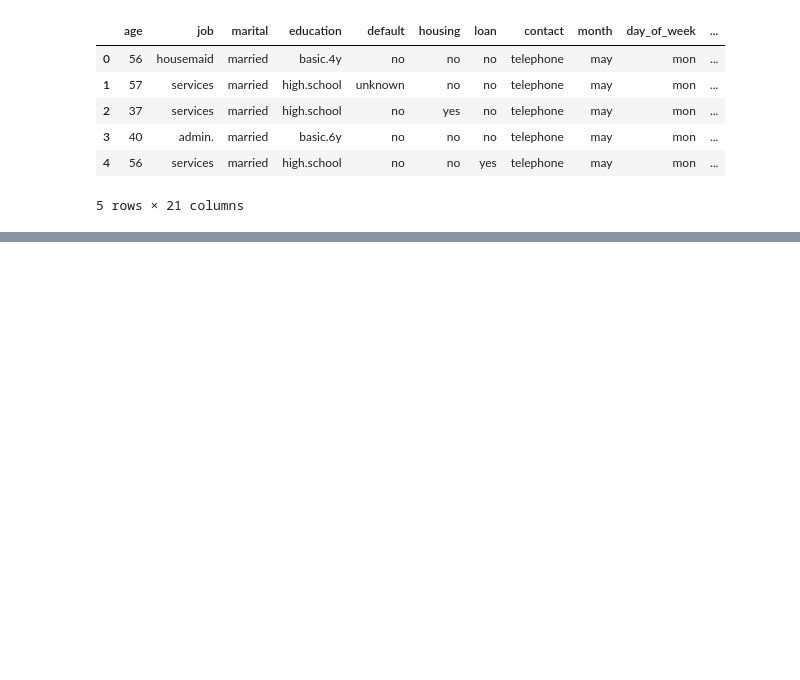
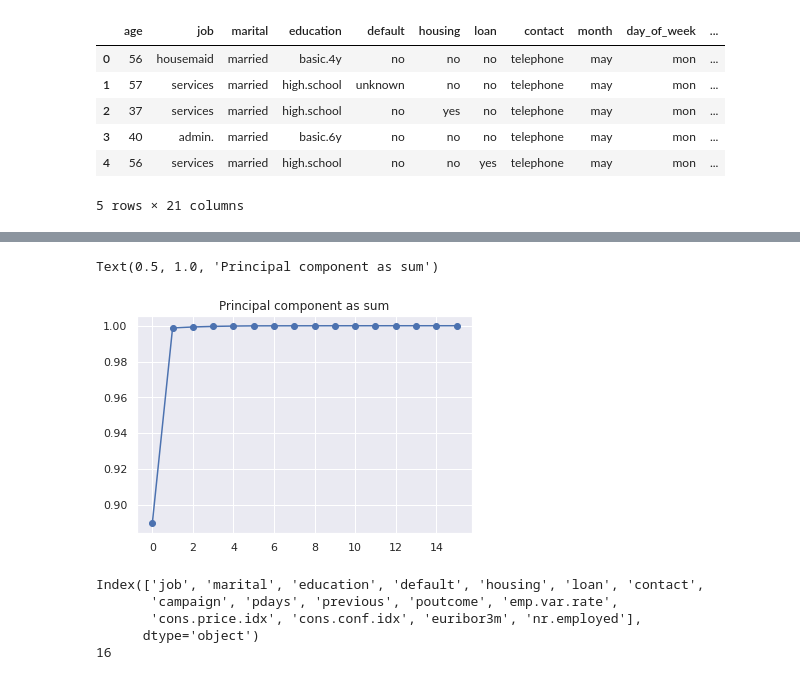
Before and after one commit to SandraOtt/M3, a Jupyter notebook: M3_ModulWork.ipynb, the cells around one changed output, grey strips where cells are left out. Drawn from its saved outputs; the diff is of its cells as text; code cells hidden in the pictures; blank space fills up the shorter version.

```diff
--- a/M3_ModulWork.ipynb
+++ b/M3_ModulWork.ipynb
@@ -134,0 +178,19 @@ plt.scatter(y_test, reg.predict(x_test))
+# %%
+#Plot as Sum
+plt.plot(np.cumsum(pca.explained_variance_ratio_),'-o')
+plt.title('Principal component as sum')
+# %% [output]
+Text(0.5, 1.0, 'Principal component as sum')
+[figure, added]
+# %%
+#get Columns
+
+X_columns= df_X.columns
+print(X_columns)
+print(len(X_columns))
+# %% [output]
+Index(['job', 'marital', 'education', 'default', 'housing', 'loan', 'contact',
+       'campaign', 'pdays', 'previous', 'poutcome', 'emp.var.rate',
+       'cons.price.idx', 'cons.conf.idx', 'euribor3m', 'nr.employed'],
+      dtype='object')
+16
```
Also changed, not shown: parts of 17 cells of this notebook.
